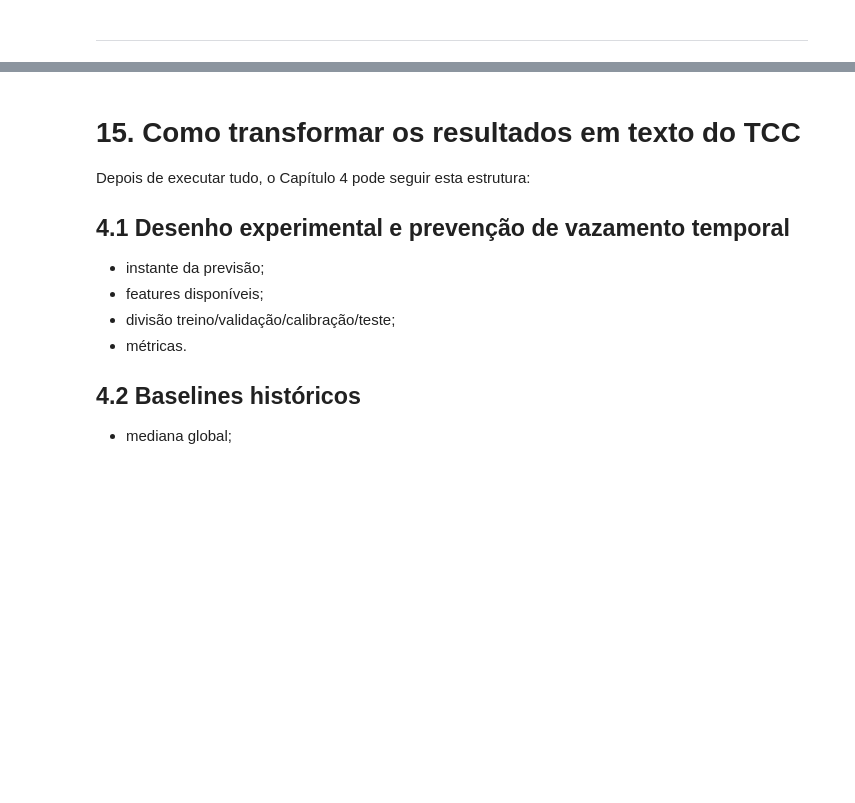
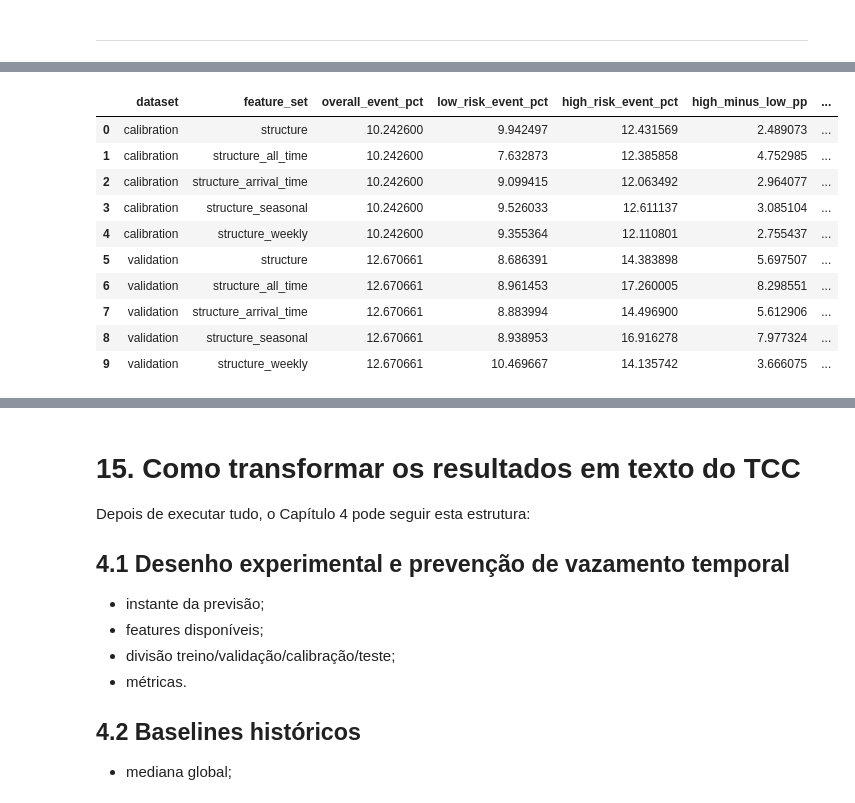
Before and after one commit to tiagoalberione/port_leadtime_prediction, a Jupyter notebook: notebooks/modeling_step_by_step.ipynb, the cells around one changed output, grey strips where cells are left out. Drawn from its saved outputs; the diff is of its cells as text; code cells hidden in the pictures; blank space fills up the shorter version.

```diff
--- a/notebooks/modeling_step_by_step.ipynb
+++ b/notebooks/modeling_step_by_step.ipynb
@@ -5505,0 +7312,61 @@ antecipar permanências na cauda da distribuição.
+# %%
+temporal_risk_rows = []
+
+
+for (
+    dataset_name,
+    feature_set_name,
+), probabilities in (
+    temporal_tail_probabilities.items()
+):
+
+    if dataset_name == "validation":
+
+        y_true = tail_event_val
+
+    else:
+
+        y_true = tail_event_cal
+
+
+    temporal_risk_rows.append({
+        "dataset":
+            dataset_name,
+
+        "feature_set":
+            feature_set_name,
+
+        **low_high_risk_summary(
+            y_true,
+            probabilities,
+        ),
+    })
+
+
+temporal_risk_result = (
+    pd.DataFrame(
+        temporal_risk_rows
+    )
+    .sort_values(
+        [
+            "dataset",
+            "feature_set",
+        ]
+    )
+    .reset_index(drop=True)
+)
+
+
+temporal_risk_result
+# %% [output]
+|  | dataset | feature_set | overall_event_pct | low_risk_event_pct | high_risk_event_pct | high_minus_low_pp | ... |
+| 0 | calibration | structure | 10.242600 | 9.942497 | 12.431569 | 2.489073 | ... |
+| 1 | calibration | structure_all_time | 10.242600 | 7.632873 | 12.385858 | 4.752985 | ... |
+| 2 | calibration | structure_arrival_time | 10.242600 | 9.099415 | 12.063492 | 2.964077 | ... |
+| 3 | calibration | structure_seasonal | 10.242600 | 9.526033 | 12.611137 | 3.085104 | ... |
+| 4 | calibration | structure_weekly | 10.242600 | 9.355364 | 12.110801 | 2.755437 | ... |
+| 5 | validation | structure | 12.670661 | 8.686391 | 14.383898 | 5.697507 | ... |
+| 6 | validation | structure_all_time | 12.670661 | 8.961453 | 17.260005 | 8.298551 | ... |
+| 7 | validation | structure_arrival_time | 12.670661 | 8.883994 | 14.496900 | 5.612906 | ... |
+| 8 | validation | structure_seasonal | 12.670661 | 8.938953 | 16.916278 | 7.977324 | ... |
+| 9 | validation | structure_weekly | 12.670661 | 10.469667 | 14.135742 | 3.666075 | ... |
```
Also changed, not shown: parts of 39 cells of this notebook.
